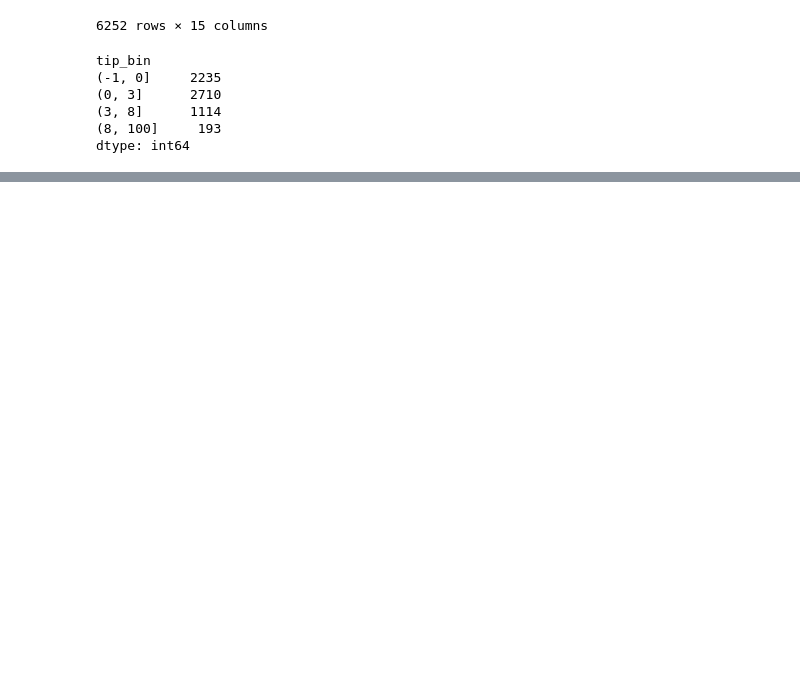
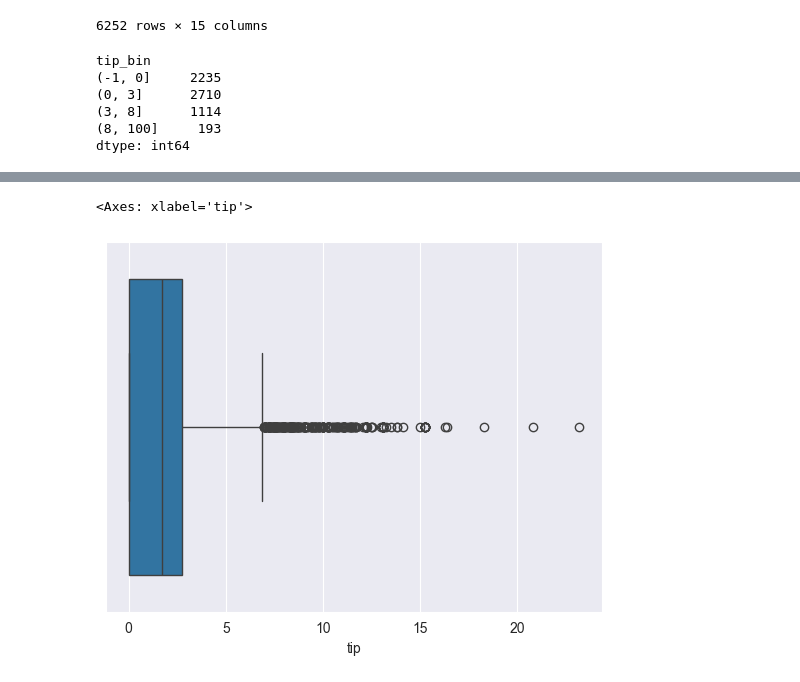
Before and after one commit to MagicalGlove/MachineLearning, a Jupyter notebook: Ola 1.ipynb, the cells around one changed output, grey strips where cells are left out. Drawn from its saved outputs; the diff is of its cells as text; code cells hidden in the pictures; blank space fills up the shorter version.

```diff
--- a/Ola 1.ipynb
+++ b/Ola 1.ipynb
@@ -153,0 +226,5 @@ dtype: int64
+# %%
+sns.boxplot(x=tripData["tip"])
+# %% [output]
+<Axes: xlabel='tip'>
+[figure, added]
```
Also changed, not shown: parts of 9 cells of this notebook.
